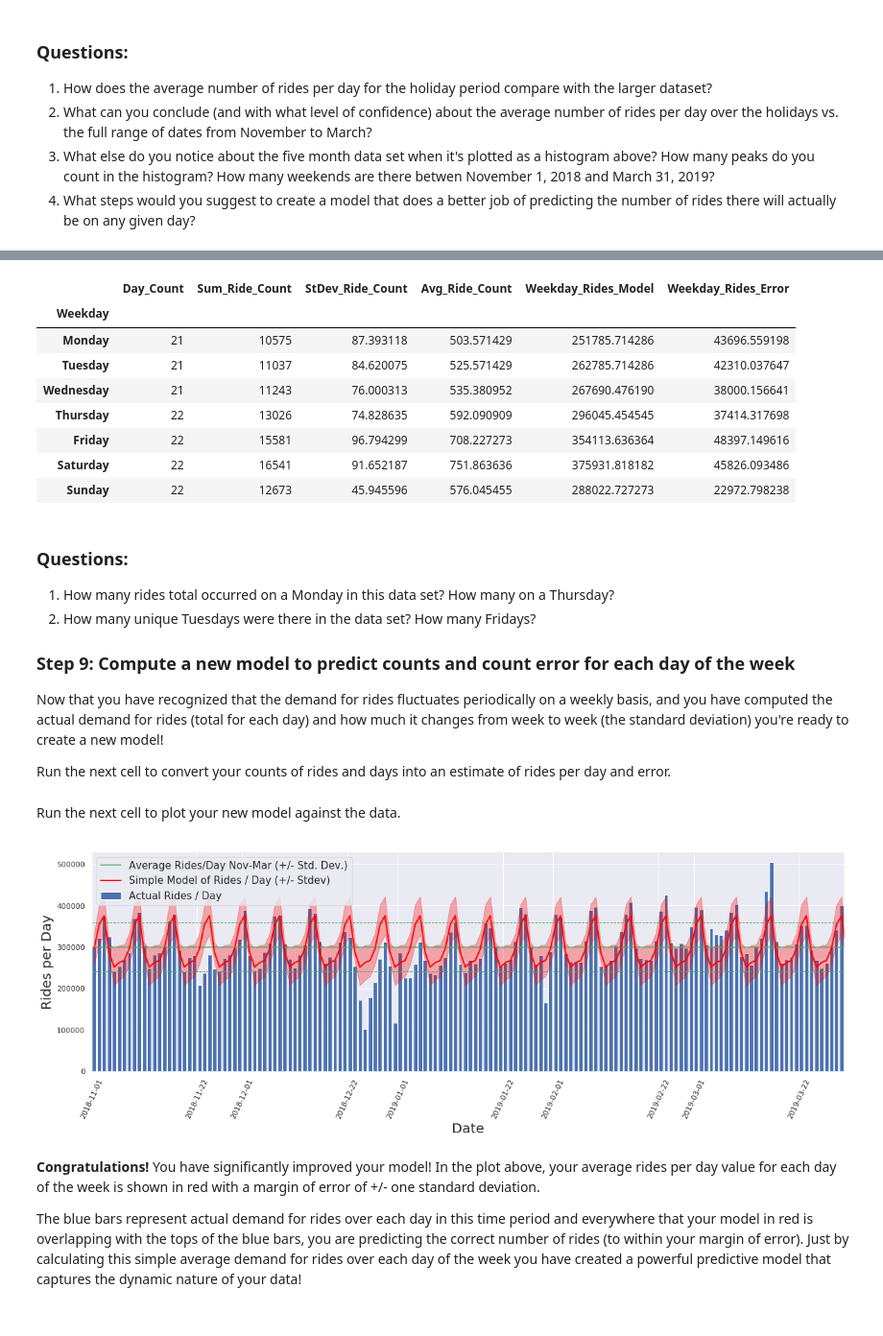
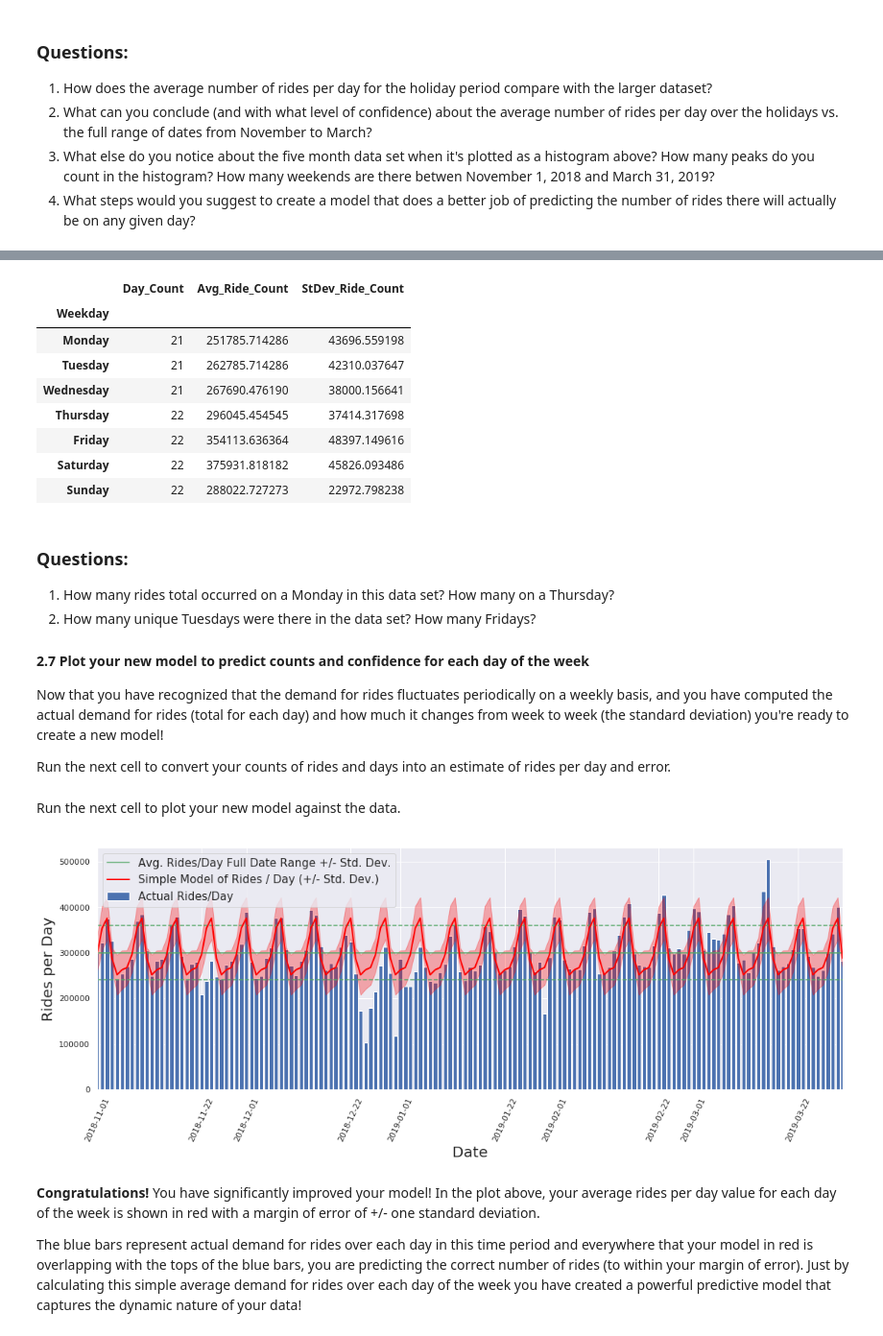
Before and after one commit to ryan-keenan/Data-C4, a Jupyter notebook: Rideshare_Project3.ipynb, the cells around one changed output, grey strips where cells are left out. Shown at 96% size. Cells and saved outputs as stored; diff of their text form; code cells hidden in the pictures.

```diff
--- a/Rideshare_Project3.ipynb
+++ b/Rideshare_Project3.ipynb
@@ -383,36 +363,35 @@ daily_counts['Weekday'] = daily_counts['Trip Start Timestamp'].apply(lambda x: w
 # %%
+# Start by creating a list of the days of the week
+weekdays = ['Monday', 'Tuesday', 'Wednesday', 'Thursday', 'Friday', 'Saturday', 'Sunday']
+# Add a column called
+daily_counts_90k['Weekday'] = daily_counts_90k['Date'].apply(lambda x: weekdays[x.weekday()])
 # Create a new dataframe with number of rides per weekday and number of occurences of each weekday
-ride_counts = pd.DataFrame(
+weekday_summary = pd.DataFrame(
     {
         'Weekday': weekdays,
         'Day_Count': [df_90k.loc[df_90k['Weekday']==day,'Trip Start Timestamp'].apply(lambda x: x.date()).nunique() for day in weekdays],
-        'Sum_Ride_Count': daily_counts.groupby('Weekday').sum().loc[weekdays,'Daily_Count'],
-        'StDev_Ride_Count': daily_counts.groupby('Weekday').std().loc[weekdays,'Daily_Count']
+        'Avg_Ride_Count': daily_counts_90k.groupby('Weekday').mean().loc[weekdays,'Daily_Count'],
+        'StDev_Ride_Count': daily_counts_90k.groupby('Weekday').std().loc[weekdays,'Daily_Count']
     }
 ).set_index('Weekday')
-
-# Model weekday rides
-ride_counts['Avg_Ride_Count'] = ride_counts['Sum_Ride_Count'] / ride_counts['Day_Count']
-ride_counts['Weekday_Rides_Model'] = 500 * ride_counts['Avg_Ride_Count']
-ride_counts['Weekday_Rides_Error'] = 500 * ride_counts['StDev_Ride_Count']
-# Print out the new dataframe
-ride_counts
+# Print out the summary dataframe of average number of rides per weekday
+weekday_summary
 # %% [output]
-|  | Day_Count | Sum_Ride_Count | StDev_Ride_Count | Avg_Ride_Count | Weekday_Rides_Model | Weekday_Rides_Error |
-| Weekday |  |  |  |  |  |  |
-| Monday | 21 | 10575 | 87.393118 | 503.571429 | 251785.714286 | 43696.559198 |
-| Tuesday | 21 | 11037 | 84.620075 | 525.571429 | 262785.714286 | 42310.037647 |
-| Wednesday | 21 | 11243 | 76.000313 | 535.380952 | 267690.476190 | 38000.156641 |
-| Thursday | 22 | 13026 | 74.828635 | 592.090909 | 296045.454545 | 37414.317698 |
-| Friday | 22 | 15581 | 96.794299 | 708.227273 | 354113.636364 | 48397.149616 |
-| Saturday | 22 | 16541 | 91.652187 | 751.863636 | 375931.818182 | 45826.093486 |
-| Sunday | 22 | 12673 | 45.945596 | 576.045455 | 288022.727273 | 22972.798238 |
+|  | Day_Count | Avg_Ride_Count | StDev_Ride_Count |
+| Weekday |  |  |  |
+| Monday | 21 | 251785.714286 | 43696.559198 |
+| Tuesday | 21 | 262785.714286 | 42310.037647 |
+| Wednesday | 21 | 267690.476190 | 38000.156641 |
+| Thursday | 22 | 296045.454545 | 37414.317698 |
+| Friday | 22 | 354113.636364 | 48397.149616 |
+| Saturday | 22 | 375931.818182 | 45826.093486 |
+| Sunday | 22 | 288022.727273 | 22972.798238 |
 # %% [markdown]
 ### Questions:
 1. How many rides total occurred on a Monday in this data set? How many on a Thursday?
 2. How many unique Tuesdays were there in the data set? How many Fridays?
 
-### Step 9: Compute a new model to predict counts and count error for each day of the week
+#### 2.7 Plot your new model to predict counts and confidence for each day of the week
 Now that you have recognized that the demand for rides fluctuates periodically on a weekly basis, and you have computed the actual demand for rides (total for each day) and how much it changes from week to week (the standard deviation) you're ready to create a new model!
 
 Run the next cell to convert your counts of rides and days into an estimate of rides per day and error.
@@ -421,30 +400,33 @@ Run the next cell to plot your new model against the data.
 # %%
 
 # Extract a multi-week model from the ride_counts dataframe (starting on a Thursday)
-one_week_model = list(ride_counts['Weekday_Rides_Model'].values)
+one_week_model = list(weekday_summary['Avg_Ride_Count'].values)
 weekday_rides_model = np.array(one_week_model[3:] + 21*one_week_model)
-one_week_error = list(ride_counts['Weekday_Rides_Error'].values)
+one_week_error = list(weekday_summary['StDev_Ride_Count'].values)
 weekday_rides_error = np.array(one_week_error[3:] + 21*one_week_error)
 # Create a figure to display the model against actual rides per day
-plt.figure(figsize=(20,6))
-# Run histogram again as a hacky way of getting dates on the x-axis, then plot actual rides per day as a bar chart
-plt.hist(df_90k['Trip Start Timestamp'], bins=round(total_days_90k))
-plt.bar(bin_center_90k, rides_hist_90k[0]*500, color='b', label='Actual Rides / Day')
-# Plot model rides per day as a red line
-plt.axhline(y=rides_per_day_90k, xmin=0, xmax=1, c='g', label='Average Rides/Day Nov-Mar (+/- Std. Dev.)')
-plt.axhline(y=rides_per_day_90k + sigma_90k, xmin=0, xmax=1, c='g', linestyle='dashed', linewidth=1)
-plt.axhline(y=rides_per_day_90k - sigma_90k, xmin=0, xmax=1, c='g', linestyle='dashed', linewidth=1)
-plt.plot(bin_center_90k, weekday_rides_model, color='red', linewidth=2, label='Simple Model of Rides / Day (+/- Stdev)')
-plt.fill_between(bin_center_90k, weekday_rides_model-weekday_rides_error, weekday_rides_model+weekday_rides_error, color='red', alpha=0.3, zorder=2)
+plt.figure(figsize=(18, 6))
+
+# Overwrite the plot to convert the y-axis to "rides per day" (multiplying by 500)
+plt.bar(daily_counts_90k['Date'], daily_counts_90k['Daily_Count'], label='Actual Rides/Day')
+
+# Plot the full date range average as a horizontal red line
+plt.axhline(y=avg_rides_per_day_90k, xmin=0, xmax=1, c='g', label='Avg. Rides/Day Full Date Range +/- Std. Dev.')
+# Overlay the full dataset average +/- Standard Dev. as green dashed lines
+plt.axhline(y=avg_rides_per_day_90k + std_rides_per_day_90k, xmin=0, xmax=1, c='g', linestyle='dashed', linewidth=1.5)
+plt.axhline(y=avg_rides_per_day_90k - std_rides_per_day_90k, xmin=0, xmax=1, c='g', linestyle='dashed', linewidth=1.5)
+
+plt.plot(daily_counts_90k['Date'], weekday_rides_model, color='red', linewidth=2, label='Simple Model of Rides / Day (+/- Std. Dev.)')
+plt.fill_between(daily_counts_90k['Date'], weekday_rides_model-weekday_rides_error, weekday_rides_model+weekday_rides_error, color='red', alpha=0.3, zorder=2)
 plt.xticks(rotation=65)  # Rotate the x tick labels for readability
 plt.ylabel('Rides per Day', fontsize=20)
 plt.xlabel('Date', fontsize=20)
 # Set the limits of the x-axis to any date range (default is the full range)
 plt.xlim(pd.Timestamp('2018-11-1'), pd.Timestamp('2019-3-31'))
 plt.legend(fontsize=15)
 plt.show()
 # %% [output]
-[figure, old version]
+[figure, new version]
 # %% [markdown]
 **Congratulations!** You have significantly improved your model! In the plot above, your average rides per day value for each day of the week is shown in red with a margin of error of +/- one standard deviation.
 
```
Also changed, not shown: parts of 44 cells of this notebook.
